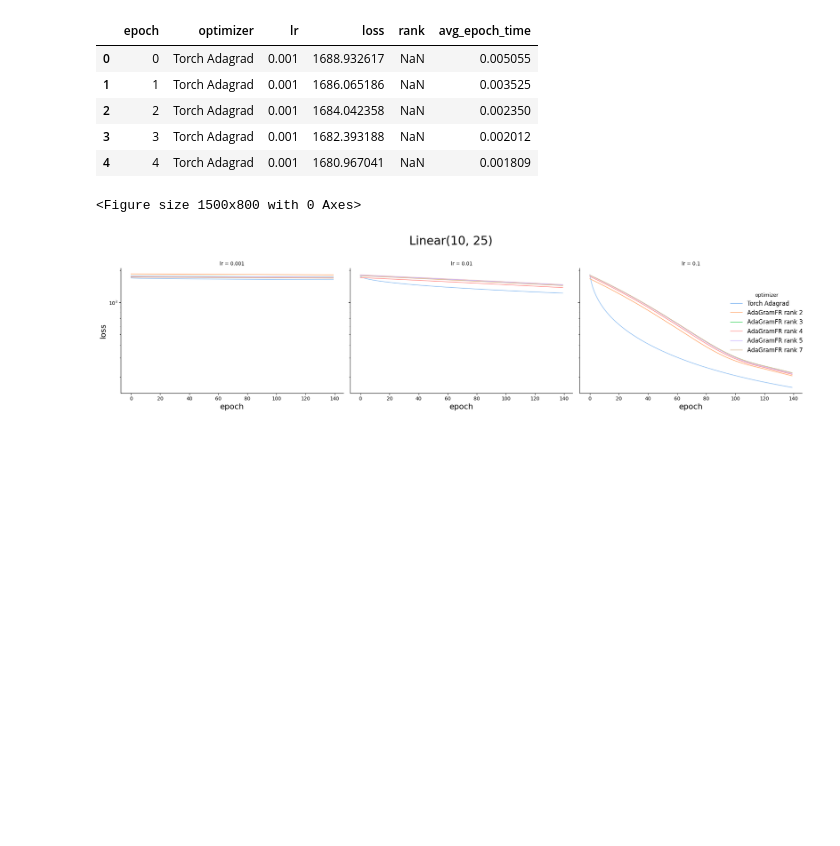
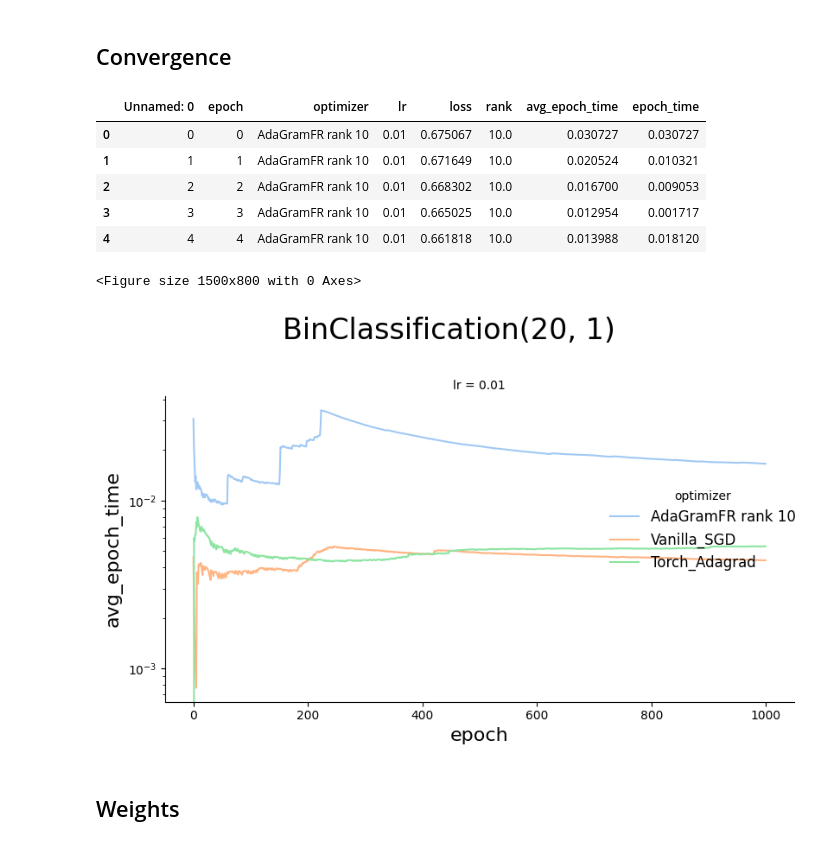
Before and after one commit to tnmtvv/AdaGram, a Jupyter notebook: notebooks/gram_tests.ipynb, the cells around one changed output. Drawn from its saved outputs; the diff is of its cells as text; code cells hidden in the pictures; blank space fills up the shorter version.

```diff
--- a/notebooks/gram_tests.ipynb
+++ b/notebooks/gram_tests.ipynb
@@ -590,0 +401,26 @@ rank_V:
+# %%
+import pandas as pd
+import matplotlib.pyplot as plt
+
+df = pd.read_csv('adagram_logs.csv')
+lr_values = df['lr'].unique()
+param_id = 0
+params = {0:"weights", 1:"bias"}
+
+for lr in lr_values:
+    fig, ax = plt.subplots(1, 1, figsize=(8, 6))
+    subset = df[df['lr'] == lr]
+    param_subset = subset[subset['param_id'] == param_id]
+    param_subset = param_subset[param_subset['step'] > 90]
+
+    ax.plot(param_subset['step'], param_subset['Lt_norm'], label='Lt_norm', linewidth=2)
+    # ax.plot(param_subset['step'], param_subset['min_V'], label='min_V', linewidth=2)
+
+    ax.set_xlabel('Step')
+    ax.set_ylabel('Value')
+    ax.set_title(f'Max V for lr={lr} ({params[param_id]})')
+    ax.legend()
+    ax.grid(True, alpha=0.3)
+
+    plt.tight_layout()
+    plt.show()
@@ -591,14 +429,16 @@ rank_V:
+# %% [markdown]
+## Convergence
 # %%
-# df = pd.read_csv(f'all_adagrams_{in_dims[0]}_by_{out_dims[0]}.csv')
+df = pd.read_csv(f'all_algos_{in_dims[0]}_by_{out_dims[0]}.csv')
 df['loss'] = df['loss'].astype(float)
 df.head()
 # %% [output]
-|  | epoch | optimizer | lr | loss | rank | avg_epoch_time |
-| 0 | 0 | Torch Adagrad | 0.001 | 1688.932617 | NaN | 0.005055 |
-| 1 | 1 | Torch Adagrad | 0.001 | 1686.065186 | NaN | 0.003525 |
-| 2 | 2 | Torch Adagrad | 0.001 | 1684.042358 | NaN | 0.002350 |
-| 3 | 3 | Torch Adagrad | 0.001 | 1682.393188 | NaN | 0.002012 |
-| 4 | 4 | Torch Adagrad | 0.001 | 1680.967041 | NaN | 0.001809 |
+|  | Unnamed: 0 | epoch | optimizer | lr | loss | rank | avg_epoch_time | epoch_time |
+| 0 | 0 | 0 | AdaGramFR rank 10 | 0.01 | 0.675067 | 10.0 | 0.030727 | 0.030727 |
+| 1 | 1 | 1 | AdaGramFR rank 10 | 0.01 | 0.671649 | 10.0 | 0.020524 | 0.010321 |
+| 2 | 2 | 2 | AdaGramFR rank 10 | 0.01 | 0.668302 | 10.0 | 0.016700 | 0.009053 |
+| 3 | 3 | 3 | AdaGramFR rank 10 | 0.01 | 0.665025 | 10.0 | 0.012954 | 0.001717 |
+| 4 | 4 | 4 | AdaGramFR rank 10 | 0.01 | 0.661818 | 10.0 | 0.013988 | 0.018120 |
 # %%
 plt.figure(figsize=(15, 8))
 grid = sns.FacetGrid(
@@ -607,33 +447,35 @@ grid = sns.FacetGrid(
     height=5,
     aspect=1.2,
     sharey=True
 )
 
 grid.map_dataframe(
     sns.lineplot,
     x='epoch',
-    y='loss',
+    y='avg_epoch_time',
     hue='optimizer',
     palette='pastel',
     linewidth=1.5
 )
 
 # Set bigger font size for legend title and legend text
 grid.add_legend(title='optimizer', title_fontsize='15', fontsize='12')
 
-grid.fig.suptitle(f'Linear({in_dims[0]}, {out_dims[0]})',
+grid.fig.suptitle(f'BinClassification({in_dims[0]}, {out_dims[0]})',
                   fontsize=24, y=1.02)
 
 # Set bigger font size for axis labels
 for ax in grid.axes.flat:
     ax.set_yscale('log')
     ax.set_xlabel(ax.get_xlabel(), fontsize=16)
     ax.set_ylabel(ax.get_ylabel(), fontsize=16)
 
 grid.set_titles(col_template="lr = {col_name}", fontsize=20)
 
 plt.tight_layout()
 plt.show()
 # %% [output]
 <Figure size 1500x800 with 0 Axes>
-[figure, old version]
+[figure, new version]
+# %% [markdown]
+## Weights
```
Also changed, not shown: parts of 21 cells of this notebook, 5 other files.
